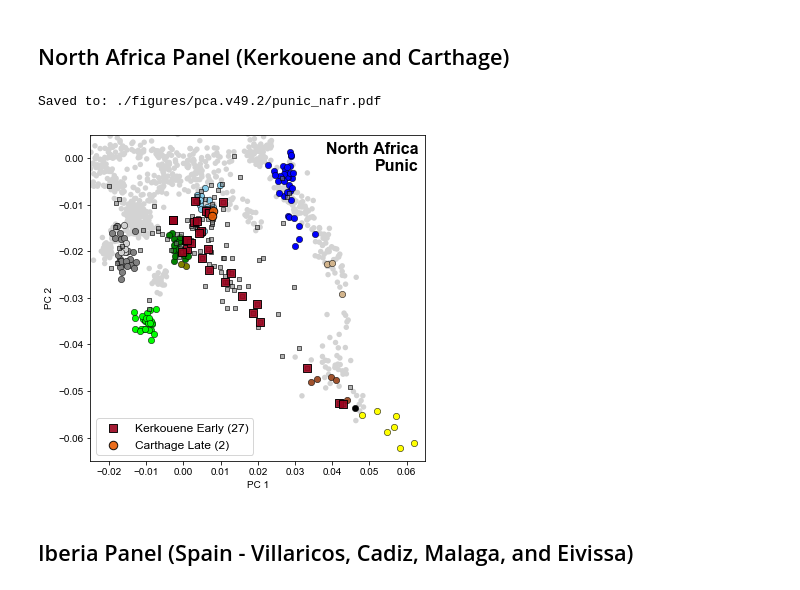
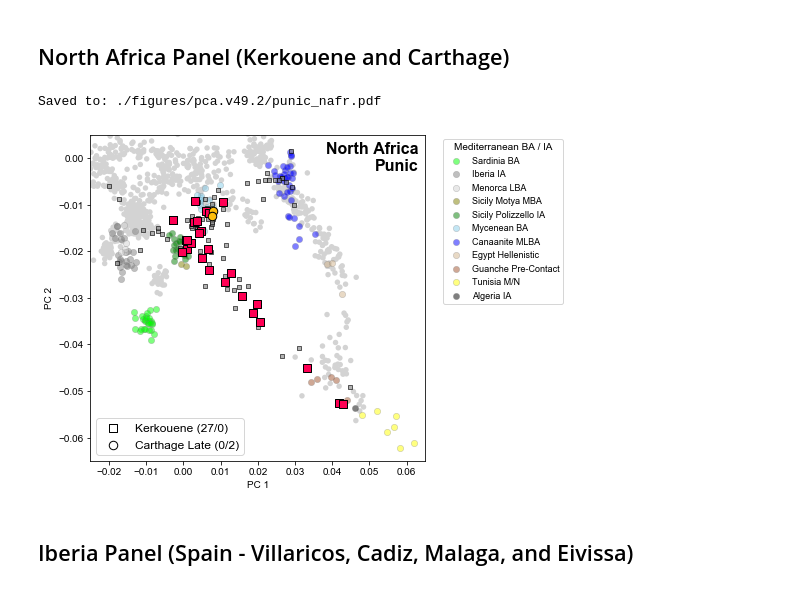
Before and after one commit to hringbauer/punic_aDNA, a Jupyter notebook: notebooks/figs/plot_pca_paper.persite.ipynb, the cells around one changed output. Saved outputs shown, nothing was run; the diff lists cells and outputs as text; code cells hidden in the pictures.

```diff
--- a/notebooks/figs/plot_pca_paper.persite.ipynb
+++ b/notebooks/figs/plot_pca_paper.persite.ipynb
@@ -143,15 +143,7 @@ df_eg_dyn = get_sub_pops(df, ["Egypt_Dynastic"])
 df_meno = get_sub_pops(df, ["Menorca"])
 df_kerk = get_sub_pops(df, ["Tunisia_Pun"])
 
-### Get Punic Populations [grouped into 4 Macro Populations]
-#df_punic = get_sub_pops(df, ["Punic"])
-#df_p_sar = df_punic[df_punic["loc"].str.contains("Sardinia")]
-#df_p_nafr = df_punic[df_punic["loc"].str.contains("Kerkouene|Cartagine")]
-#df_p_ib = df_punic[df_punic["loc"].str.contains("Villaricos|Eivissa|Ibiza|Málaga|Cádiz|Granada")]
-#df_p_sic = df_punic[df_punic["loc"].str.contains("Sicily")]
-#assert(len(df_punic) == len(df_p_sar) + len(df_p_nafr) + len(df_p_ib) + len(df_p_sic))
-
-### Load Punic indivdiuals
+### Load Punic indivdiuals from Assignement
 df_pun = pd.read_csv("./data/cluster_assignments_punic.v49.2.tsv", sep="\t")
 df_pun = df_pun[df_pun["label"].str.contains("Punic")].copy()
 print(f"\nLoaded {len(df_pun)} Punic Indiviudals")
@@ -164,6 +156,14 @@ df_p_sar = df_p[df_p["cluster_geo"]=="Sardinia"]
 df_p_nafr = df_p[df_p["cluster_geo"]=="NorthAfrica"]
 df_p_ib = df_p[df_p["cluster_geo"]=="Iberia"]
 df_p_sic = df_p[df_p["cluster_geo"]=="Sicily"]
+
+idx1 = df_p["label"]=="Punic_Early"
+idx2 = df_p["label"]=="Punic_Late"
+df_pun_prop = df_p[idx1 | idx2]
+
+### Optional Sanity check code:
+#idx = np.array([iid in df_p["iid"].values for iid in df_pun["iid"]])
+#df_pun[~idx]
 # %% [output]
 Found ['construct_WE_NA_PCA'] (exact): 1187/2118
 Found ['Israel_MLBA'] (exact): 35/2118
@@ -411,0 +402,2 @@ Name: label_fine, dtype: int64
+# %%
+dft = df_pun[df_pun["cluster_geo"]=="Sardinia"]
@@ -520,21 +531,21 @@ ax = plt.gca()
 
 ### Plot Context
 lw=0.5
-ec="k"
+ec="gray"
 s=40
 
 plot_pca_ho(ax, df_ho, c="lightgray", text=False)
-l1 = plot_pca(ax, df_is, c="blue", legend="", ec=ec, s=40, lw=lw)
-l2 = plot_pca(ax, df_greek, c="skyblue", legend="", ec=ec, s=s, lw=lw)
-l3 = plot_pca(ax, df_spain, c="gray", legend="", s=s, ec=ec, lw=lw)
-l4 = plot_pca(ax, df_sard_ba, c="lime", legend="", ec=ec, s=s, lw=lw)
-l5 = plot_pca(ax, df_sic_ia, c="green", legend="", s=s, ec=ec, lw=lw)
-l6 = plot_pca(ax, df_sic_mba, c="olive", legend="", s=s, ec=ec, lw=lw)
-l7 = plot_pca(ax, df_tun, c="yellow", legend="", ec=ec, s=s, lw=lw)
-l8 = plot_pca(ax, df_gua, c="sienna", legend="", s=s, ec=ec, lw=lw)
-l9 = plot_pca(ax, df_meno, c="lightgray", legend="", s=s, ec=ec, lw=lw)
-l10 = plot_pca(ax, df_eg_hell, c="tan", legend="", s=s, ec=ec, lw=lw)
-l11 = plot_pca(ax, df_alg_ia, c="k", legend="", s=s, ec=ec, lw=lw)
+l1 = plot_pca(ax, df_is, c="blue", legend="", ec=ec, s=40, lw=lw, alpha=alpha)
+l2 = plot_pca(ax, df_greek, c="skyblue", legend="", ec=ec, s=s, lw=lw, alpha=alpha)
+l3 = plot_pca(ax, df_spain, c="gray", legend="", s=s, ec=ec, lw=lw, alpha=alpha)
+l4 = plot_pca(ax, df_sard_ba, c="lime", legend="", ec=ec, s=s, lw=lw, alpha=alpha)
+l5 = plot_pca(ax, df_sic_ia, c="green", legend="", s=s, ec=ec, lw=lw, alpha=alpha)
+l6 = plot_pca(ax, df_sic_mba, c="olive", legend="", s=s, ec=ec, lw=lw, alpha=alpha)
+l7 = plot_pca(ax, df_tun, c="yellow", legend="", ec=ec, s=s, lw=lw, alpha=alpha)
+l8 = plot_pca(ax, df_gua, c="sienna", legend="", s=s, ec=ec, lw=lw, alpha=alpha)
+l9 = plot_pca(ax, df_meno, c="lightgray", legend="", s=s, ec=ec, lw=lw, alpha=alpha)
+l10 = plot_pca(ax, df_eg_hell, c="tan", legend="", s=s, ec=ec, lw=lw, alpha=alpha)
+l11 = plot_pca(ax, df_alg_ia, c="k", legend="", s=s, ec=ec, lw=lw, alpha=alpha)
 
 labels = ["Sardinia BA", "Iberia IA", "Menorca LBA", "Sicily Motya MBA", "Sicily Polizzello IA",
           "Mycenean BA", "Canaanite MLBA", "Egypt Hellenistic", "Guanche Pre-Contact",
@@ -546,56 +557,51 @@ leg1 = ax.legend(plots, labels, fontsize=9, title = "Mediterranean BA / IA",
 
 ### Plot the early Punic Samples
 s=20
-a1 = plot_pca(ax, df_punic, c="gray",
+ec="k"
+a1 = plot_pca(ax, df_pun_prop, c="gray",
          legend="", ec=ec, alpha=0.6, s=s, marker="s")
 
-#a2 = plot_pca(ax, df_isp, c="dimgray",
-#         legend="", ec=ec, alpha=0.85, s=s, marker="s")
+s=60
+c_e = "#ff0054"
+c_l = "#ffbe0b"
 
-s=60
-c_e = "#9a031e"
-c_l = "#e85d04"
+b1, b2, b3, b4 = plot_pca_punic_series(ax, df_p, location="Kerkouene",  marker="s", s=s,
+                    c_e = c_e, c_l = c_l, ec="k", alpha=1.0)
 
-### Plot the Kerkouene Sample
-idx = df_clst["label_fine"] == "Kerkouene"
-iids = df_clst[idx]["iid"].values
-dft = get_sub_iid(df, iids, output=False)
-b1 = plot_pca(ax, dft, c=c_e,
-         legend="", ec=ec, alpha=0.9, s=s, marker="s")
-
-### Plot the Carthage Sample
-idx = df_clst["label_fine"] == "Carthage"
-iids = df_clst[idx]["iid"].values
-dft = get_sub_iid(df, iids, output=False)
-b2 = plot_pca(ax, dft, c=c_l,
-         legend="", ec=ec, alpha=0.9, s=s*1.2, marker="o")
+c1, _, _, _= plot_pca_punic_series(ax, df_p, location="Carthage",  marker="o", s=s*1.2,
+                    c_e = c_e, c_l = c_l, ec="k", alpha=1.0)
 
 ### Do the Legend
-plots = [b1, b2]
-legs = ["Kerkouene Early (27)", "Carthage Late (2)"]
-ax.legend(plots, legs, fontsize=12, loc="lower left",
+plots = [b1, c1]
+legs = ["Kerkouene (27/0)", "Carthage Late (0/2)"]
+l1 = ax.legend(plots, legs, fontsize=12, loc="lower left",
          title="")
+
+l1.get_title().set_fontsize('12')
+[lgd.set_color('white') for lgd in l1.legendHandles]
+[lgd.set_edgecolor('k') for lgd in l1.legendHandles]
+ax.add_artist(leg1)
 
 #ax.add_artist(leg1)
 
 ax.set_xlabel("PC 1")
 ax.set_ylabel("PC 2")
 ax.set_xlim([-0.025,0.065])
 ax.set_ylim([-0.065,0.005])
 
 ### Title:
 ax.text(0.98, 0.98, "North Africa\nPunic", weight='bold',
         ha="right", va="top", fontsize=16, transform = ax.transAxes, zorder=20)
 
 if len(savepath) > 0:
     plt.savefig(savepath, bbox_inches = 'tight',
                 pad_inches = 0, dpi=600)
     print(f"Saved to: {savepath}")
 
 plt.show()
 # %% [output]
 Saved to: ./figures/pca.v49.2/punic_nafr.pdf
-[figure, old version]
+[figure, new version]
 # %% [markdown]
 ## Iberia Panel (Spain - Villaricos, Cadiz, Malaga, and Eivissa)
 # %%
```
Also changed, not shown: parts of 16 cells of this notebook, 4 other files.
